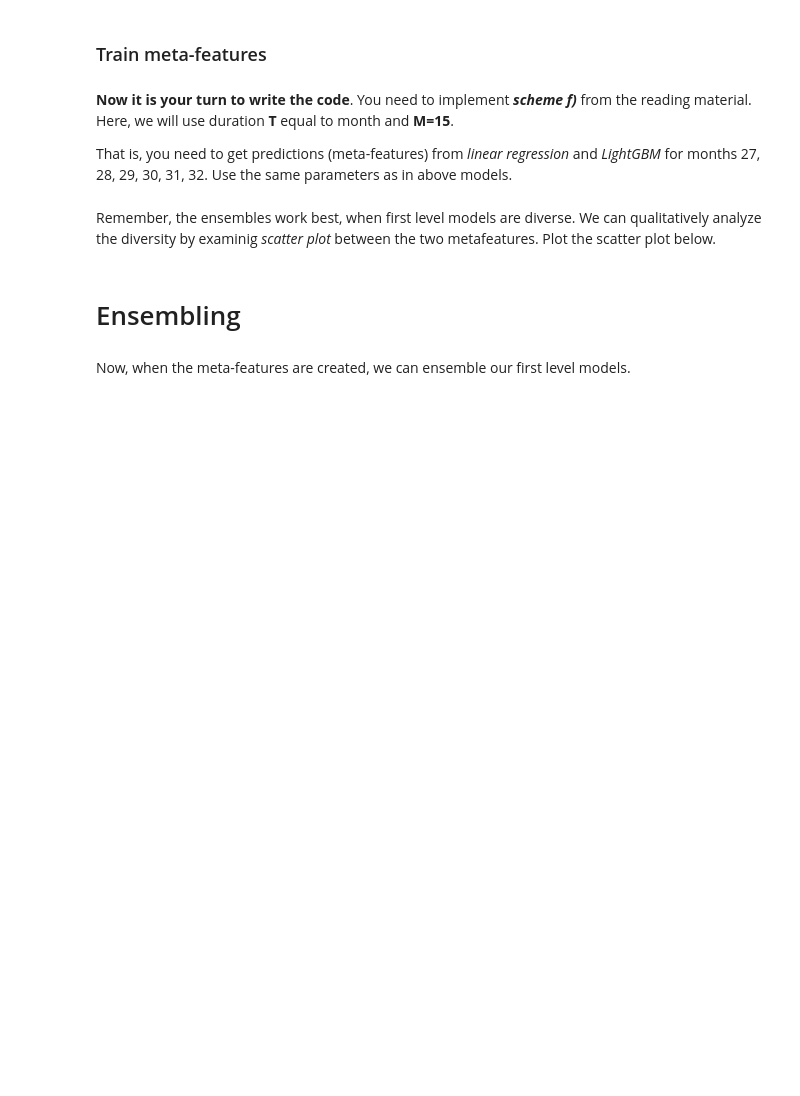
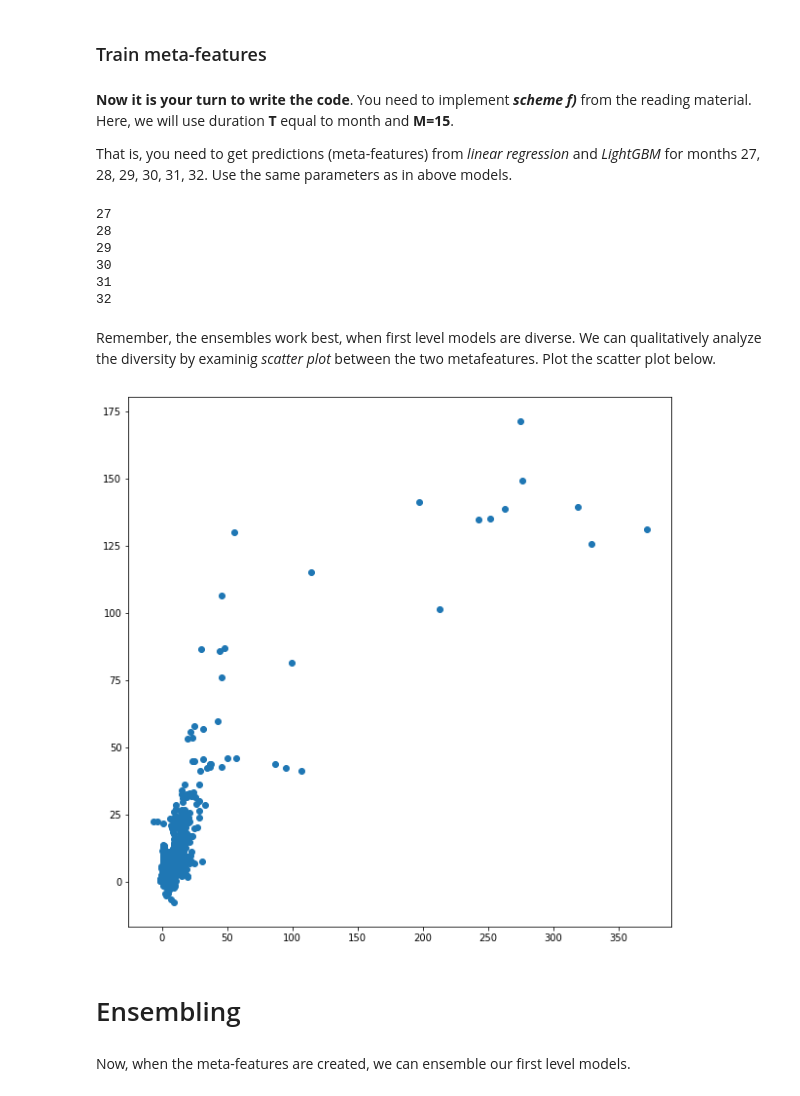
Before and after one commit to fridrichmrtn/hse-advanced-machine-learning, a Jupyter notebook: 02_competitive_data_science/wk04/ensembles.ipynb, the cells around one changed output. Drawn from its saved outputs; the diff is of its cells as text; code cells hidden in the pictures; blank space fills up the shorter version.

```diff
--- a/02_competitive_data_science/wk04/ensembles.ipynb
+++ b/02_competitive_data_science/wk04/ensembles.ipynb
@@ -361,11 +376,28 @@ for cur_block_num in [27, 28, 29, 30, 31, 32]:
            You can use `dates_train_level2` for it
            Make sure the order of the meta-features is the same as in `X_test_level2`
     '''
+    X_temp_train = all_data.loc[dates <  cur_block_num].drop(to_drop_cols, axis=1)
+    y_temp_train = all_data.loc[dates <  cur_block_num, 'target'].values
+    X_temp_test = all_data.loc[dates ==  cur_block_num].drop(to_drop_cols, axis=1)
+
 
     #  YOUR CODE GOES HERE
+    lr = LinearRegression()
+    lr.fit(X_temp_train.values, y_temp_train)
+    X_train_level2[dates_train_level2==cur_block_num,0]=lr.predict(X_temp_test.values)
+
+    model = lgb.train(lgb_params, lgb.Dataset(X_temp_train, label=y_temp_train), 100)
+    X_train_level2[dates_train_level2==cur_block_num,1]=model.predict(X_temp_test)
 
 
 # Sanity check
 assert np.all(np.isclose(X_train_level2.mean(axis=0), [ 1.50148988,  1.38811989]))
+# %% [output]
+27
+28
+29
+30
+31
+32
 # %% [markdown]
 Remember, the ensembles work best, when first level models are diverse. We can qualitatively analyze the diversity by examinig *scatter plot* between the two metafeatures. Plot the scatter plot below.
@@ -374,3 +404,8 @@ Remember, the ensembles work best, when first level models are diverse. We can q
+# %%
+plt.subplots(1,1, figsize=(10,10));
+plt.scatter(X_train_level2[:,0],X_train_level2[:,1]);
+# %% [output]
+[figure, added]
 # %% [markdown]
 # Ensembling
 # %% [markdown]
```
Also changed, not shown: parts of 14 cells of this notebook.
